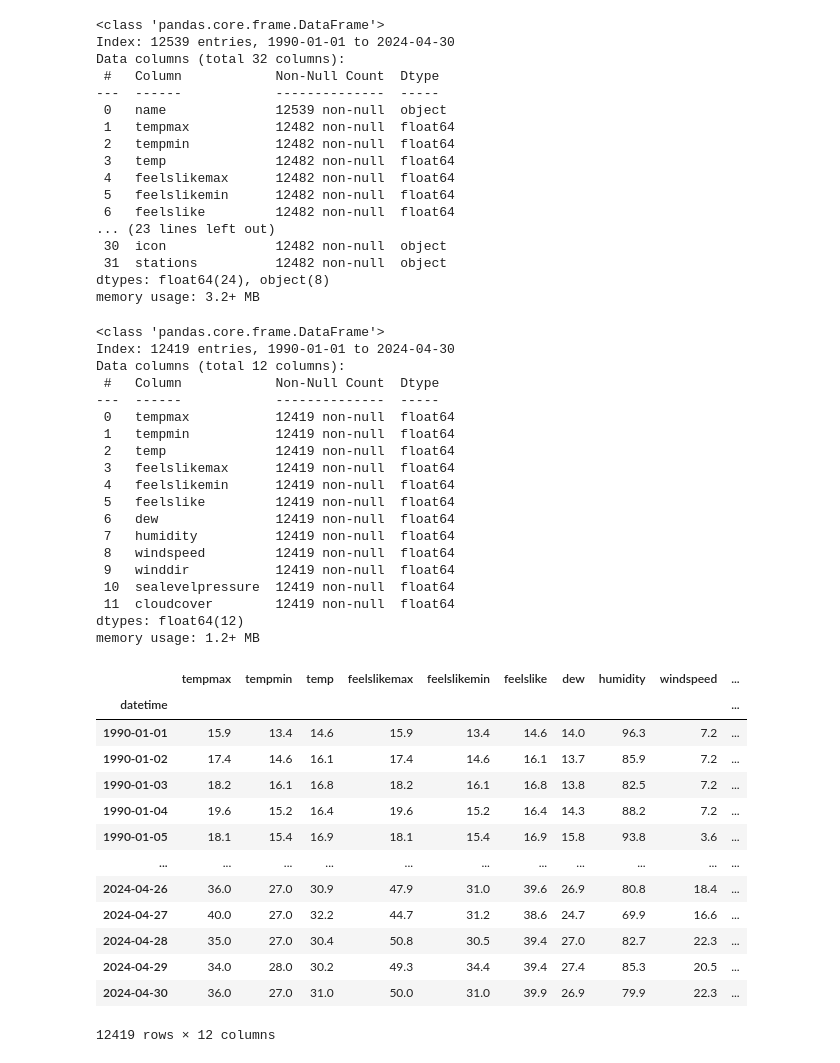
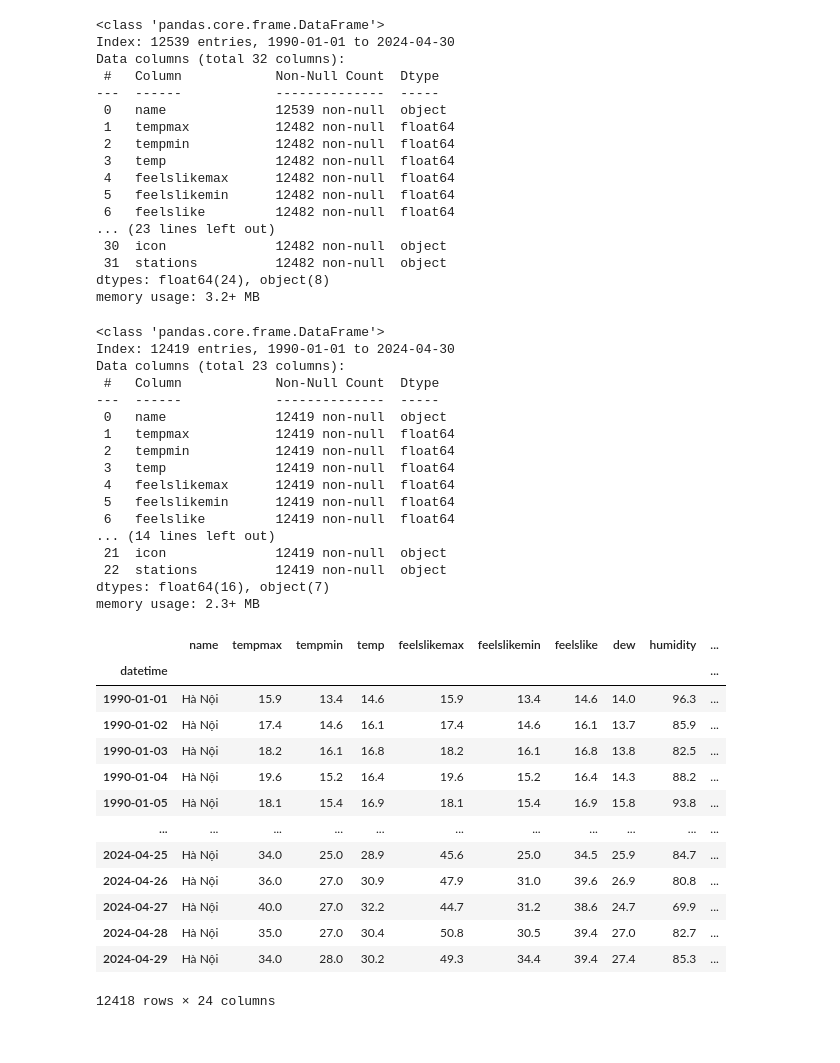
Before and after one commit to 22022658NguyenTienKhoi/13-Weather-Forecast, a Jupyter notebook: ridge_regression.ipynb, the cells around one changed output. Saved outputs shown, nothing was run; the diff lists cells and outputs as text; code cells hidden in the pictures.

```diff
--- a/ridge_regression.ipynb
+++ b/ridge_regression.ipynb
@@ -42,47 +42,44 @@ memory usage: 3.2+ MB
 # %%
 data_weather = weather.dropna(axis='columns',thresh=12000)
 data_weather = data_weather.dropna()
-data_weather.drop(data_weather.columns[9:11], axis=1, inplace=True)
-data_weather.drop(data_weather.columns[0], axis=1, inplace=True)
-data_weather.drop(data_weather.columns[12:], axis=1, inplace=True)
 data_weather.info()
 # %% [output]
 <class 'pandas.core.frame.DataFrame'>
 Index: 12419 entries, 1990-01-01 to 2024-04-30
-Data columns (total 12 columns):
+Data columns (total 23 columns):
  #   Column            Non-Null Count  Dtype
 ---  ------            --------------  -----
- 0   tempmax           12419 non-null  float64
- 1   tempmin           12419 non-null  float64
- 2   temp              12419 non-null  float64
- 3   feelslikemax      12419 non-null  float64
- 4   feelslikemin      12419 non-null  float64
- 5   feelslike         12419 non-null  float64
- 6   dew               12419 non-null  float64
- 7   humidity          12419 non-null  float64
- 8   windspeed         12419 non-null  float64
- 9   winddir           12419 non-null  float64
- 10  sealevelpressure  12419 non-null  float64
- 11  cloudcover        12419 non-null  float64
-dtypes: float64(12)
-memory usage: 1.2+ MB
+ 0   name              12419 non-null  object
+ 1   tempmax           12419 non-null  float64
+ 2   tempmin           12419 non-null  float64
+ 3   temp              12419 non-null  float64
+ 4   feelslikemax      12419 non-null  float64
+ 5   feelslikemin      12419 non-null  float64
+ 6   feelslike         12419 non-null  float64
+... (14 lines left out)
+ 21  icon              12419 non-null  object
+ 22  stations          12419 non-null  object
+dtypes: float64(16), object(7)
+memory usage: 2.3+ MB
-# %%
-data_weather
-# %% [output]
-|  | tempmax | tempmin | temp | feelslikemax | feelslikemin | feelslike | dew | humidity | windspeed | ... |
-| datetime |  |  |  |  |  |  |  |  |  | ... |
-| 1990-01-01 | 15.9 | 13.4 | 14.6 | 15.9 | 13.4 | 14.6 | 14.0 | 96.3 | 7.2 | ... |
-| 1990-01-02 | 17.4 | 14.6 | 16.1 | 17.4 | 14.6 | 16.1 | 13.7 | 85.9 | 7.2 | ... |
-| 1990-01-03 | 18.2 | 16.1 | 16.8 | 18.2 | 16.1 | 16.8 | 13.8 | 82.5 | 7.2 | ... |
-| 1990-01-04 | 19.6 | 15.2 | 16.4 | 19.6 | 15.2 | 16.4 | 14.3 | 88.2 | 7.2 | ... |
-| 1990-01-05 | 18.1 | 15.4 | 16.9 | 18.1 | 15.4 | 16.9 | 15.8 | 93.8 | 3.6 | ... |
-| ... | ... | ... | ... | ... | ... | ... | ... | ... | ... | ... |
-| 2024-04-26 | 36.0 | 27.0 | 30.9 | 47.9 | 31.0 | 39.6 | 26.9 | 80.8 | 18.4 | ... |
-| 2024-04-27 | 40.0 | 27.0 | 32.2 | 44.7 | 31.2 | 38.6 | 24.7 | 69.9 | 16.6 | ... |
-| 2024-04-28 | 35.0 | 27.0 | 30.4 | 50.8 | 30.5 | 39.4 | 27.0 | 82.7 | 22.3 | ... |
-| 2024-04-29 | 34.0 | 28.0 | 30.2 | 49.3 | 34.4 | 39.4 | 27.4 | 85.3 | 20.5 | ... |
-| 2024-04-30 | 36.0 | 27.0 | 31.0 | 50.0 | 31.0 | 39.9 | 26.9 | 79.9 | 22.3 | ... |
-12419 rows × 12 columns
+# %%
+data_weather["prediction"] = data_weather.shift(-1)["tempmax"]
+data_weather = data_weather.dropna()
+data_weather
+# %% [output]
+|  | name | tempmax | tempmin | temp | feelslikemax | feelslikemin | feelslike | dew | humidity | ... |
+| datetime |  |  |  |  |  |  |  |  |  | ... |
+| 1990-01-01 | Hà Nội | 15.9 | 13.4 | 14.6 | 15.9 | 13.4 | 14.6 | 14.0 | 96.3 | ... |
+| 1990-01-02 | Hà Nội | 17.4 | 14.6 | 16.1 | 17.4 | 14.6 | 16.1 | 13.7 | 85.9 | ... |
+| 1990-01-03 | Hà Nội | 18.2 | 16.1 | 16.8 | 18.2 | 16.1 | 16.8 | 13.8 | 82.5 | ... |
+| 1990-01-04 | Hà Nội | 19.6 | 15.2 | 16.4 | 19.6 | 15.2 | 16.4 | 14.3 | 88.2 | ... |
+| 1990-01-05 | Hà Nội | 18.1 | 15.4 | 16.9 | 18.1 | 15.4 | 16.9 | 15.8 | 93.8 | ... |
+| ... | ... | ... | ... | ... | ... | ... | ... | ... | ... | ... |
+| 2024-04-25 | Hà Nội | 34.0 | 25.0 | 28.9 | 45.6 | 25.0 | 34.5 | 25.9 | 84.7 | ... |
+| 2024-04-26 | Hà Nội | 36.0 | 27.0 | 30.9 | 47.9 | 31.0 | 39.6 | 26.9 | 80.8 | ... |
+| 2024-04-27 | Hà Nội | 40.0 | 27.0 | 32.2 | 44.7 | 31.2 | 38.6 | 24.7 | 69.9 | ... |
+| 2024-04-28 | Hà Nội | 35.0 | 27.0 | 30.4 | 50.8 | 30.5 | 39.4 | 27.0 | 82.7 | ... |
+| 2024-04-29 | Hà Nội | 34.0 | 28.0 | 30.2 | 49.3 | 34.4 | 39.4 | 27.4 | 85.3 | ... |
+12418 rows × 24 columns
 # %%
 data_weather[["tempmax", "tempmin"]].loc['2020-01-01':].plot(figsize=(16,8))
 # %% [output]
```
Also changed, not shown: parts of 9 cells of this notebook.
